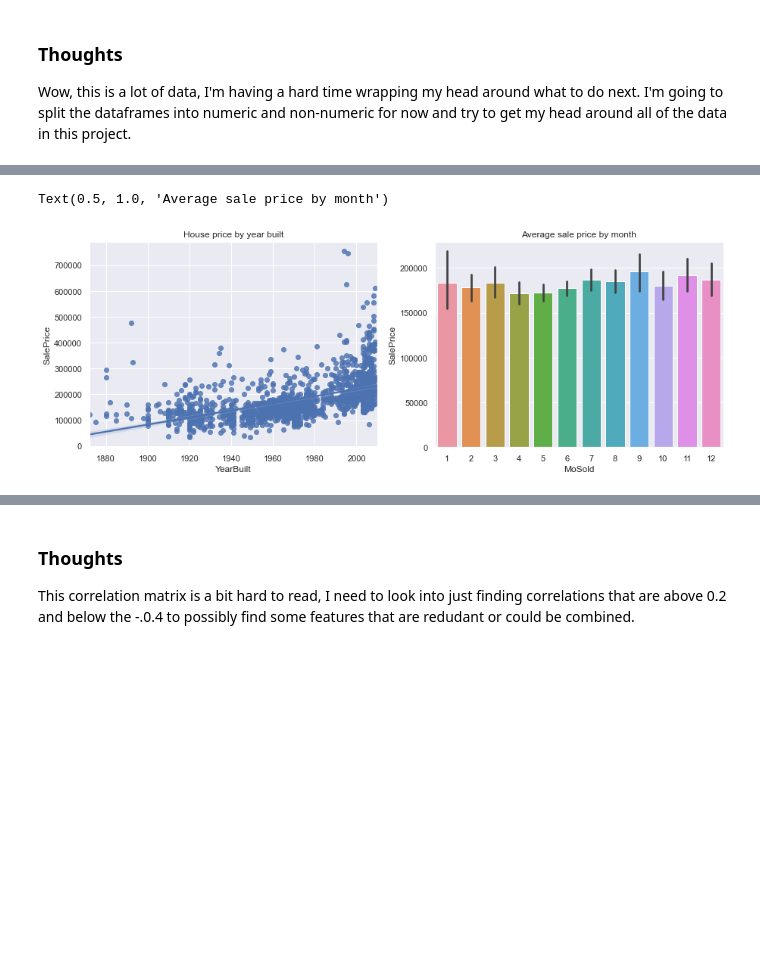
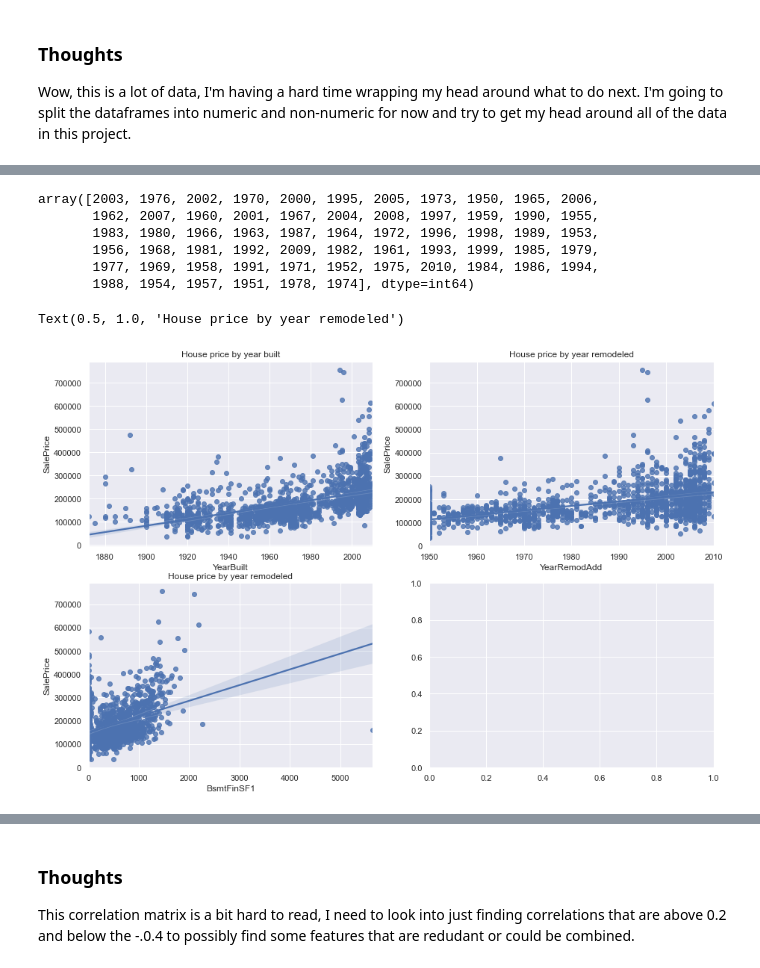
Before and after one commit to Codeman27Org/house_prices, a Jupyter notebook: house_prices.ipynb, the cells around one changed output, grey strips where cells are left out. Drawn from its saved outputs; the diff is of its cells as text; code cells hidden in the pictures; blank space fills up the shorter version.

Commit message:
looking at data through graphs

```diff
--- a/house_prices.ipynb
+++ b/house_prices.ipynb
@@ -150,13 +150,35 @@ houses_cleaned_numeric.head()
-# %%
-fig, axs = plt.subplots(1,2, figsize = (15, 5))
-
-sns.regplot(data=houses_cleaned, x='YearBuilt', y='SalePrice', ax=axs[0])
-axs[0].set_title('House price by year built')
-sns.barplot(data=houses_cleaned, x='MoSold', y='SalePrice', ax=axs[1])
-axs[1].set_title('Average sale price by month')
-# %% [output]
-Text(0.5, 1.0, 'Average sale price by month')
-[figure, removed]
+# %%
+houses_cleaned['YearRemodAdd'].unique()
+# %% [output]
+array([2003, 1976, 2002, 1970, 2000, 1995, 2005, 1973, 1950, 1965, 2006,
+       1962, 2007, 1960, 2001, 1967, 2004, 2008, 1997, 1959, 1990, 1955,
+       1983, 1980, 1966, 1963, 1987, 1964, 1972, 1996, 1998, 1989, 1953,
+       1956, 1968, 1981, 1992, 2009, 1982, 1961, 1993, 1999, 1985, 1979,
+       1977, 1969, 1958, 1991, 1971, 1952, 1975, 2010, 1984, 1986, 1994,
+       1988, 1954, 1957, 1951, 1978, 1974], dtype=int64)
+# %%
+fig, axs = plt.subplots(2,2, figsize = (15, 10))
+
+sns.regplot(data=houses_cleaned, x='YearBuilt', y='SalePrice', ax=axs[0, 0])
+axs[0, 0].set_title('House price by year built')
+
+sns.regplot(data=houses_cleaned, x='YearRemodAdd', y='SalePrice', ax=axs[0, 1])
+axs[0, 1].set_title('House price by year remodeled')
+
+sns.regplot(data=houses_cleaned, x='BsmtFinSF1', y='SalePrice', ax=axs[1, 0])
+axs[1, 0].set_title('House price by year remodeled')
+
+# sns.barplot(data=houses_cleaned, x='MoSold', y='SalePrice', ax=axs[0, 1])
+# axs[0, 1].set_title('Average sale price by month')
+
+# sns.barplot(data=houses_cleaned, x='YrSold', y='SalePrice', ax=axs[1, 0])
+# axs[1, 0].set_title('Average sale price by year')
+
+# sns.barplot(data=houses_cleaned, x='MSZoning', y='SalePrice', ax=axs[1, 1])
+# axs[1, 1].set_title('Average sale price by year')
+# %% [output]
+Text(0.5, 1.0, 'House price by year remodeled')
+[figure, added]
 # %%
 corr = houses_cleaned_numeric.corr()
 mask = np.triu(np.ones_like(corr, dtype=bool))
```
Also changed, not shown: parts of 2 cells of this notebook.
